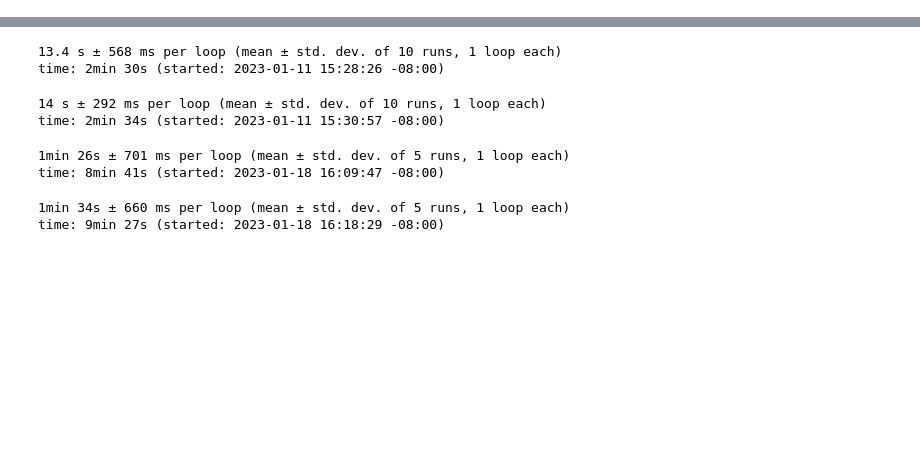
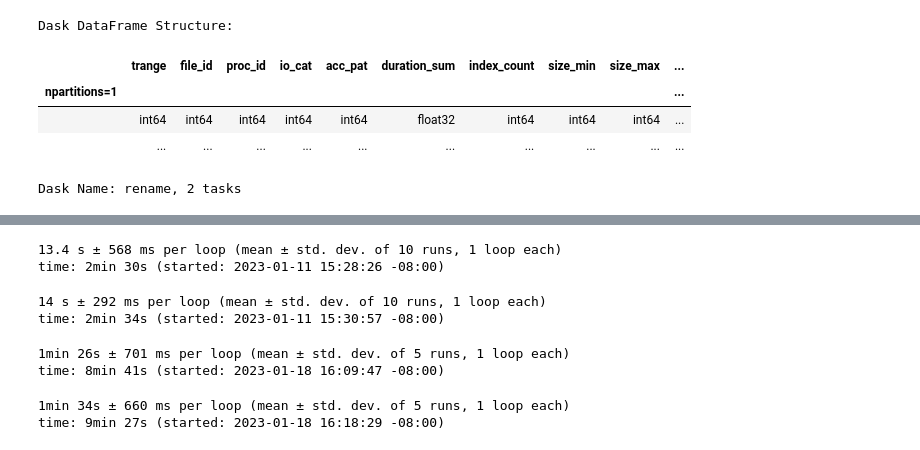
Before and after one commit to izzet/wisio, a Jupyter notebook: notebooks/playground-genome.ipynb, the cells around one changed output, grey strips where cells are left out. Saved outputs shown, nothing was run; the diff lists cells and outputs as text; code cells hidden in the pictures; blank space fills up the shorter version.

```diff
--- a/notebooks/playground-genome.ipynb
+++ b/notebooks/playground-genome.ipynb
@@ -406,4 +58,0 @@ time: 161 ms (started: 2023-01-21 18:19:10 -08:00)
-# %%
-log_dir = "/p/gpfs1/iopp/recorder_app_logs/genome_pegasus/nodes-32/_parquet"
-df = pd.read_parquet(f"{log_dir}/")
-df
@@ -485,14 +58,0 @@ time: 4min 6s (started: 2023-01-21 18:41:55 -08:00)
-# %%
-df['acc_pat'] = df['acc_pat'].astype('i1')
-df['io_cat'] = df['io_cat'].astype('i1')
-
-all_df = df \
-    .groupby(['trange', 'file_id', 'proc_id', 'io_cat']) \
-    .agg({
-        'duration':[sum],
-        'acc_pat': [min, max],
-        'size': [min, max, sum],
-        'index':['count']
-    })
-
-all_df
@@ -579,0 +105,2 @@ time: 19.2 ms (started: 2023-01-25 23:13:02 -08:00)
+# %%
+VIEW_TYPES = ['trange', 'file_id', 'proc_id']
@@ -579,0 +131,38 @@ time: 19.2 ms (started: 2023-01-25 23:13:02 -08:00)
+# %%
+from copy import copy
+
+view_types = copy(VIEW_TYPES)
+view_types.append('io_cat')
+view_types.append('acc_pat')
+
+main_view = ddf[ddf['cat'] == 0] \
+    .map_partitions(lambda df: df.assign(proc_name=(
+        df['app']
+        .str.cat(df['hostname'], sep='-')
+        .str.cat(df['rank'].astype(str), sep='-')
+        .str.lstrip('-')
+        .str.rstrip('-')
+    ))) \
+    .map_partitions(lambda df: df.assign(file_name=df['filename'])) \
+    .groupby(view_types) \
+    .agg({
+        'duration': [sum],
+        'index': ['count'],
+        'size': [min, max, sum],
+        'file_name': ['first'],
+        'proc_name': ['first']
+#         'func_id': [unique_flatten()]
+    }) \
+    .reset_index() \
+    .persist()
+
+main_view.columns = ['_'.join(tup).rstrip('_') for tup in main_view.columns.values]
+
+main_view
+# %% [output]
+Dask DataFrame Structure:
+|  | trange | file_id | proc_id | io_cat | acc_pat | duration_sum | index_count | size_min | size_max | ... |
+| npartitions=1 |  |  |  |  |  |  |  |  |  | ... |
+|  | int64 | int64 | int64 | int64 | int64 | float32 | int64 | int64 | int64 | ... |
+|  | ... | ... | ... | ... | ... | ... | ... | ... | ... | ... |
+Dask Name: rename, 2 tasks
```
Also changed, not shown: parts of 51 cells of this notebook, 11 other files.
